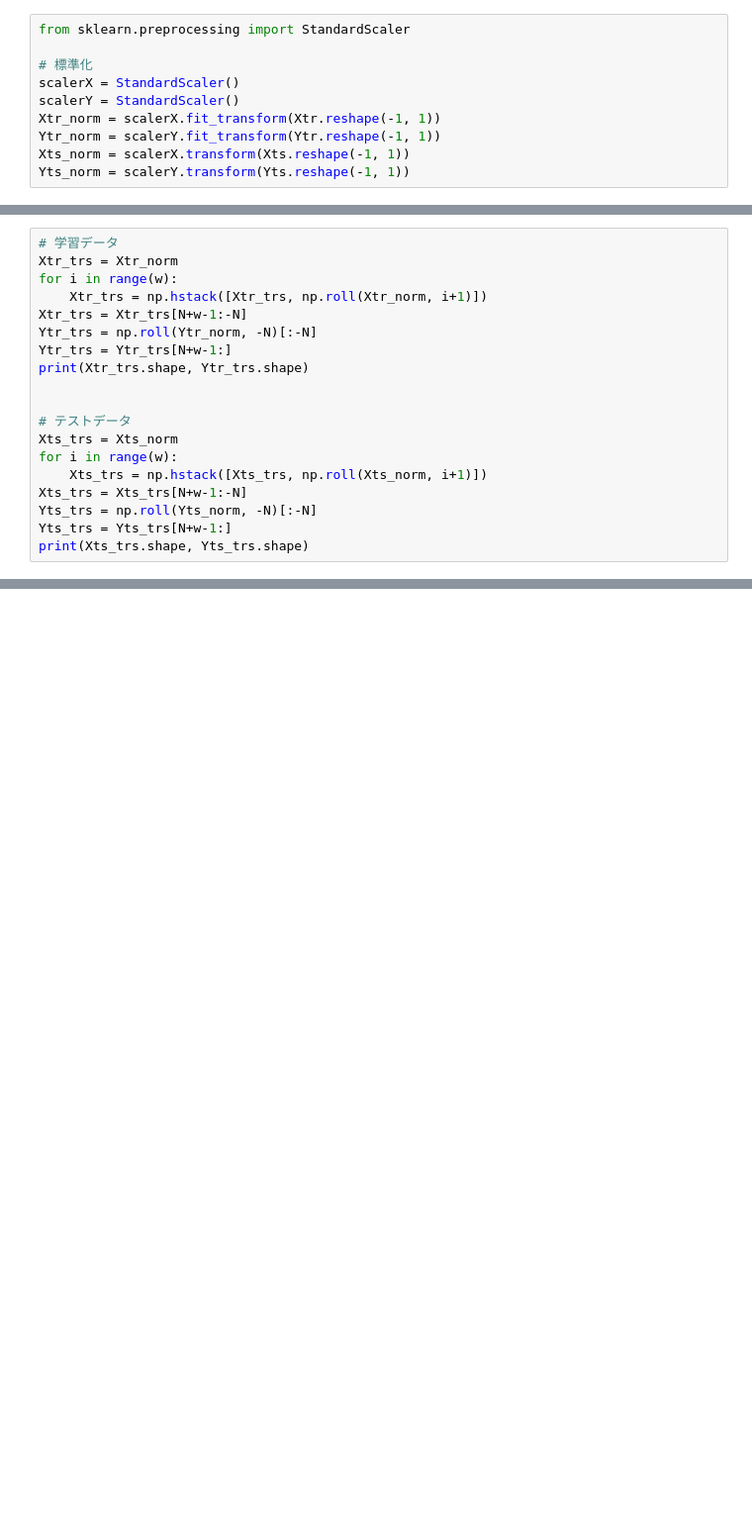
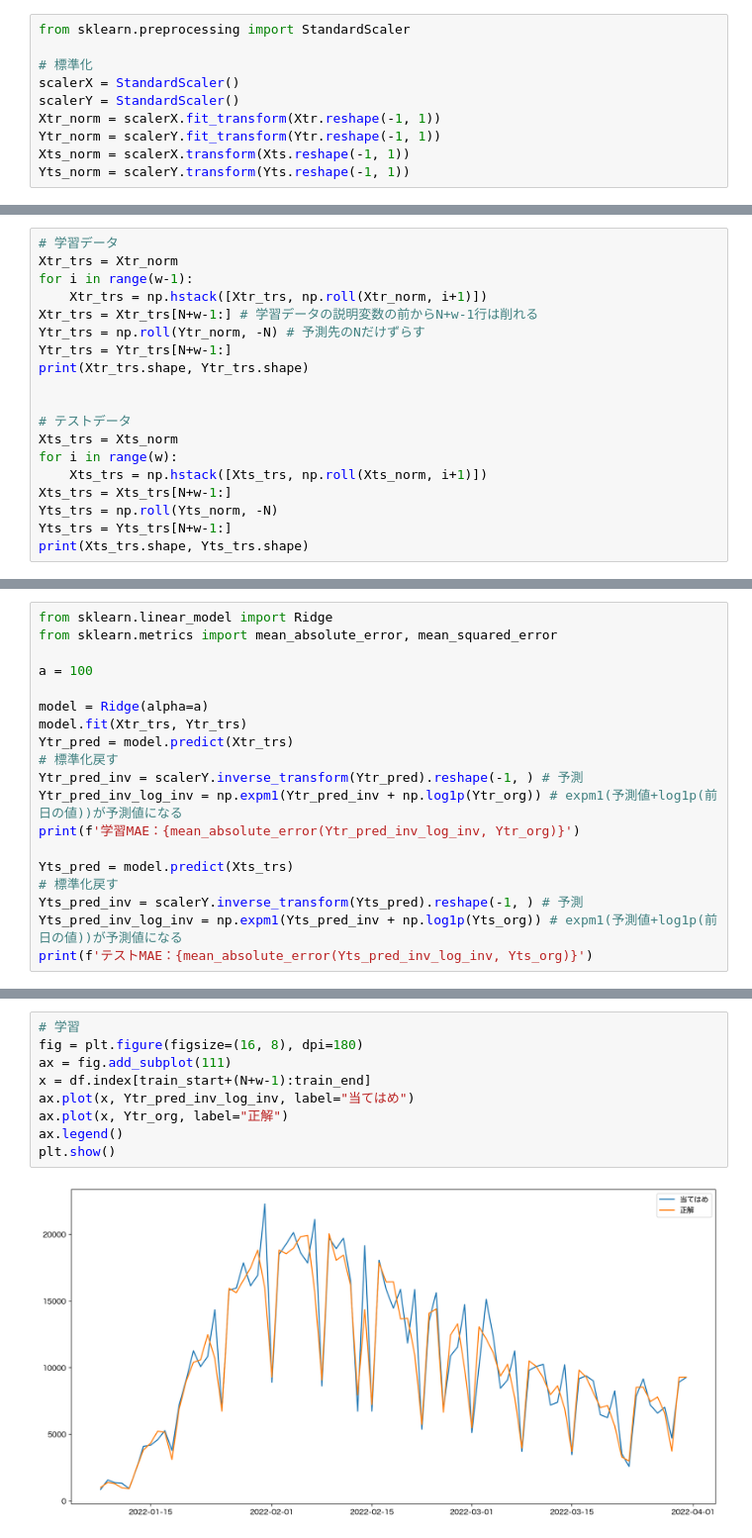
Before and after one commit to kosekitau/TimeSeries, a Jupyter notebook: notebook/virus_linear.ipynb, the cells around one changed output, grey strips where cells are left out. Shown at 99% size. Drawn from its saved outputs; the diff is of its cells as text; blank space fills up the shorter version.

Commit message:
add predict

```diff
--- a/notebook/virus_linear.ipynb
+++ b/notebook/virus_linear.ipynb
@@ -117,10 +97,10 @@ array([-2.76253377e-01,  6.85542581e-01,  1.48683198e-01,  1.04222757e+00,
 # %%
 # 学習データ
 Xtr_trs = Xtr_norm
-for i in range(w):
+for i in range(w-1):
     Xtr_trs = np.hstack([Xtr_trs, np.roll(Xtr_norm, i+1)])
-Xtr_trs = Xtr_trs[N+w-1:-N]
-Ytr_trs = np.roll(Ytr_norm, -N)[:-N]
+Xtr_trs = Xtr_trs[N+w-1:] # 学習データの説明変数の前からN+w-1行は削れる
+Ytr_trs = np.roll(Ytr_norm, -N) # 予測先のNだけずらす
 Ytr_trs = Ytr_trs[N+w-1:]
 print(Xtr_trs.shape, Ytr_trs.shape)
 
@@ -129,8 +109,8 @@ print(Xtr_trs.shape, Ytr_trs.shape)
 Xts_trs = Xts_norm
 for i in range(w):
     Xts_trs = np.hstack([Xts_trs, np.roll(Xts_norm, i+1)])
-Xts_trs = Xts_trs[N+w-1:-N]
-Yts_trs = np.roll(Yts_norm, -N)[:-N]
+Xts_trs = Xts_trs[N+w-1:]
+Yts_trs = np.roll(Yts_norm, -N)
 Yts_trs = Yts_trs[N+w-1:]
 print(Xts_trs.shape, Yts_trs.shape)
 # %% [output]
@@ -178,0 +159,19 @@ array([[-0.26764201],
+# %%
+from sklearn.linear_model import Ridge
+from sklearn.metrics import mean_absolute_error, mean_squared_error
+
+a = 100
+
+model = Ridge(alpha=a)
+model.fit(Xtr_trs, Ytr_trs)
+Ytr_pred = model.predict(Xtr_trs)
+# 標準化戻す
+Ytr_pred_inv = scalerY.inverse_transform(Ytr_pred).reshape(-1, ) # 予測
+Ytr_pred_inv_log_inv = np.expm1(Ytr_pred_inv + np.log1p(Ytr_org)) # expm1(予測値+log1p(前日の値))が予測値になる
+print(f'学習MAE：{mean_absolute_error(Ytr_pred_inv_log_inv, Ytr_org)}')
+
+Yts_pred = model.predict(Xts_trs)
+# 標準化戻す
+Yts_pred_inv = scalerY.inverse_transform(Yts_pred).reshape(-1, ) # 予測
+Yts_pred_inv_log_inv = np.expm1(Yts_pred_inv + np.log1p(Yts_org)) # expm1(予測値+log1p(前日の値))が予測値になる
+print(f'テストMAE：{mean_absolute_error(Yts_pred_inv_log_inv, Yts_org)}')
@@ -178,0 +181,11 @@ array([[-0.26764201],
+# %%
+# 学習
+fig = plt.figure(figsize=(16, 8), dpi=180)
+ax = fig.add_subplot(111)
+x = df.index[train_start+(N+w-1):train_end]
+ax.plot(x, Ytr_pred_inv_log_inv, label="当てはめ")
+ax.plot(x, Ytr_org, label="正解")
+ax.legend()
+plt.show()
+# %% [output]
+[figure, added]
```
Also changed, not shown: parts of 13 cells of this notebook.
